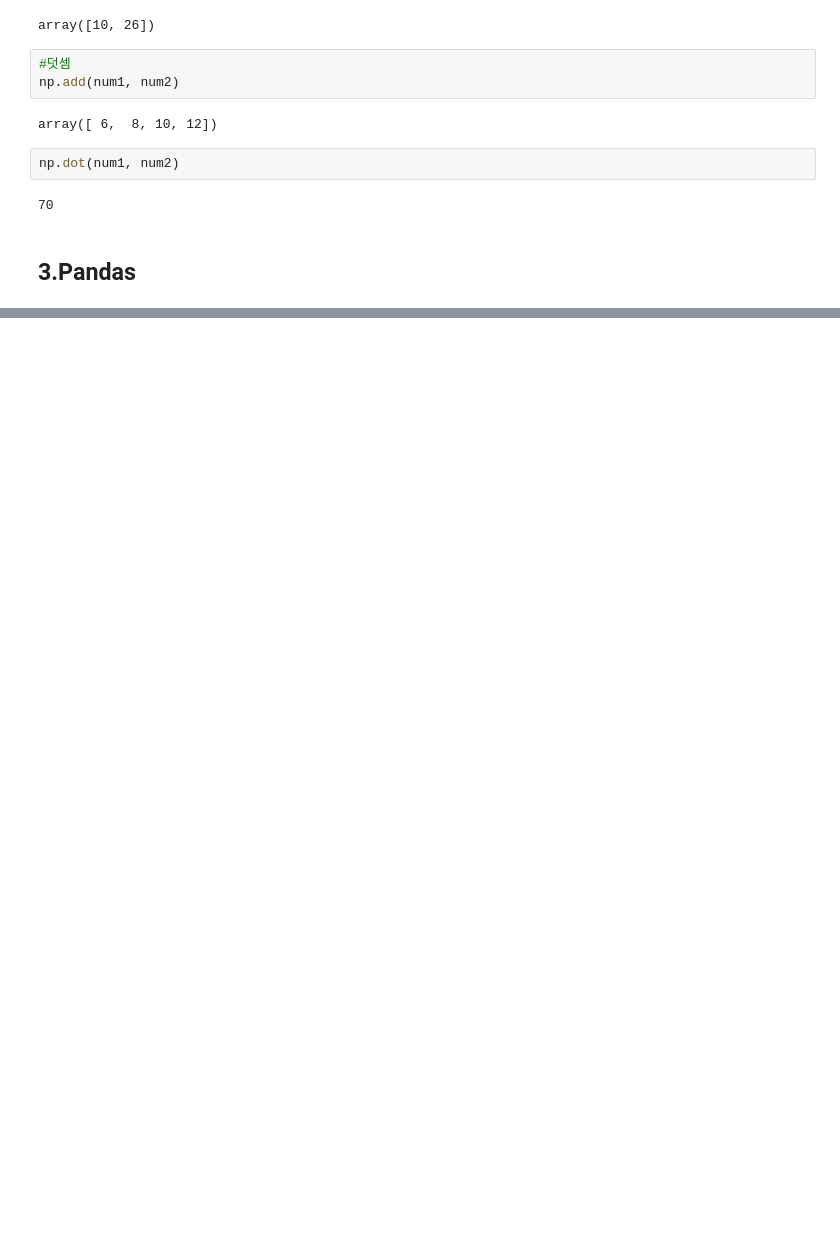
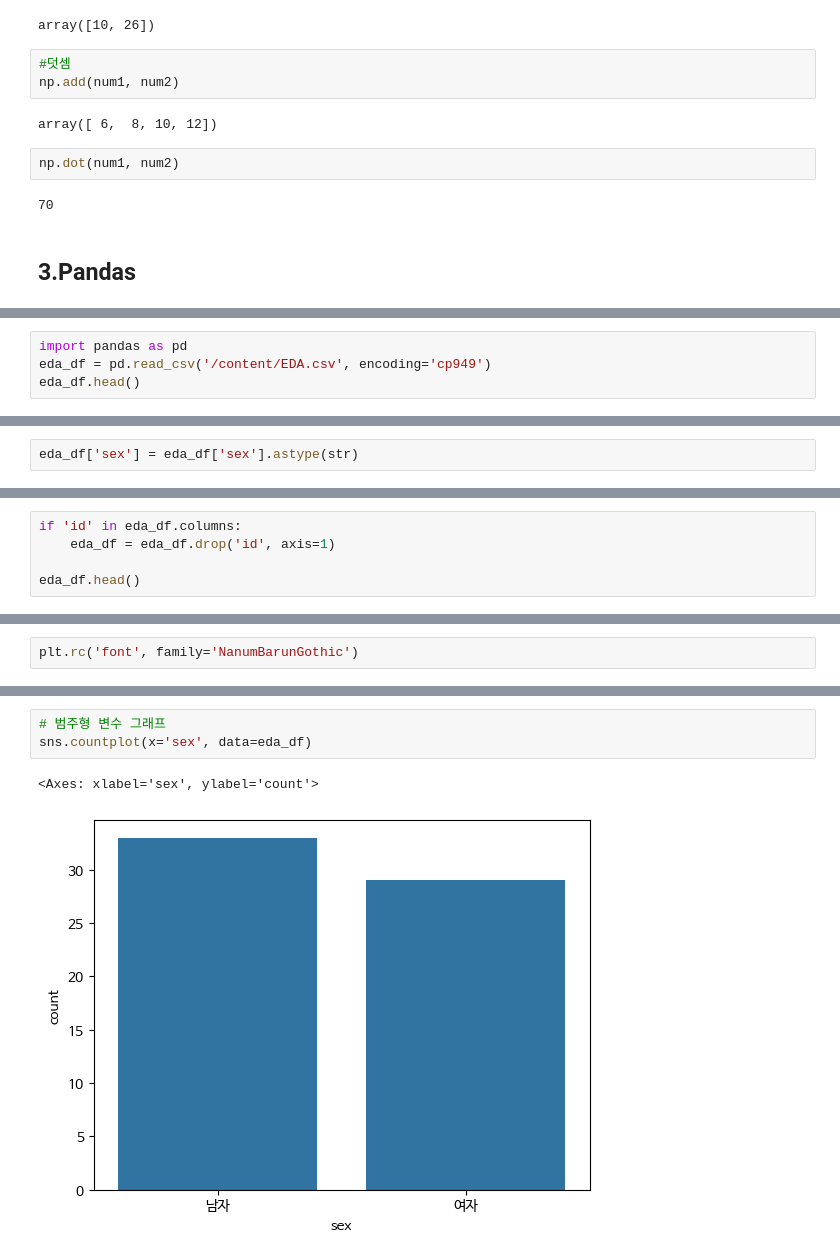
Before and after one commit to va4756/big_RaeJung, a Jupyter notebook: MachineLearning_이상철_ML01.ipynb, the cells around one changed output, grey strips where cells are left out. Saved outputs shown, nothing was run; the diff lists cells and outputs as text; blank space fills up the shorter version.

```diff
--- a/MachineLearning_이상철_ML01.ipynb
+++ b/MachineLearning_이상철_ML01.ipynb
@@ -115,0 +123,4 @@ np.dot(num1, num2)
+# %%
+import pandas as pd
+eda_df = pd.read_csv('/content/EDA.csv', encoding='cp949')
+eda_df.head()
@@ -115,0 +223,2 @@ np.dot(num1, num2)
+# %%
+eda_df['sex'] = eda_df['sex'].astype(str)
@@ -115,0 +320,5 @@ np.dot(num1, num2)
+# %%
+if 'id' in eda_df.columns:
+    eda_df = eda_df.drop('id', axis=1)
+
+eda_df.head()
@@ -115,0 +427,2 @@ np.dot(num1, num2)
+# %%
+plt.rc('font', family='NanumBarunGothic')
@@ -115,0 +445,6 @@ np.dot(num1, num2)
+# %%
+# 범주형 변수 그래프
+sns.countplot(x='sex', data=eda_df)
+# %% [output]
+<Axes: xlabel='sex', ylabel='count'>
+[figure, added]
```
Also changed, not shown: parts of 41 cells of this notebook.
